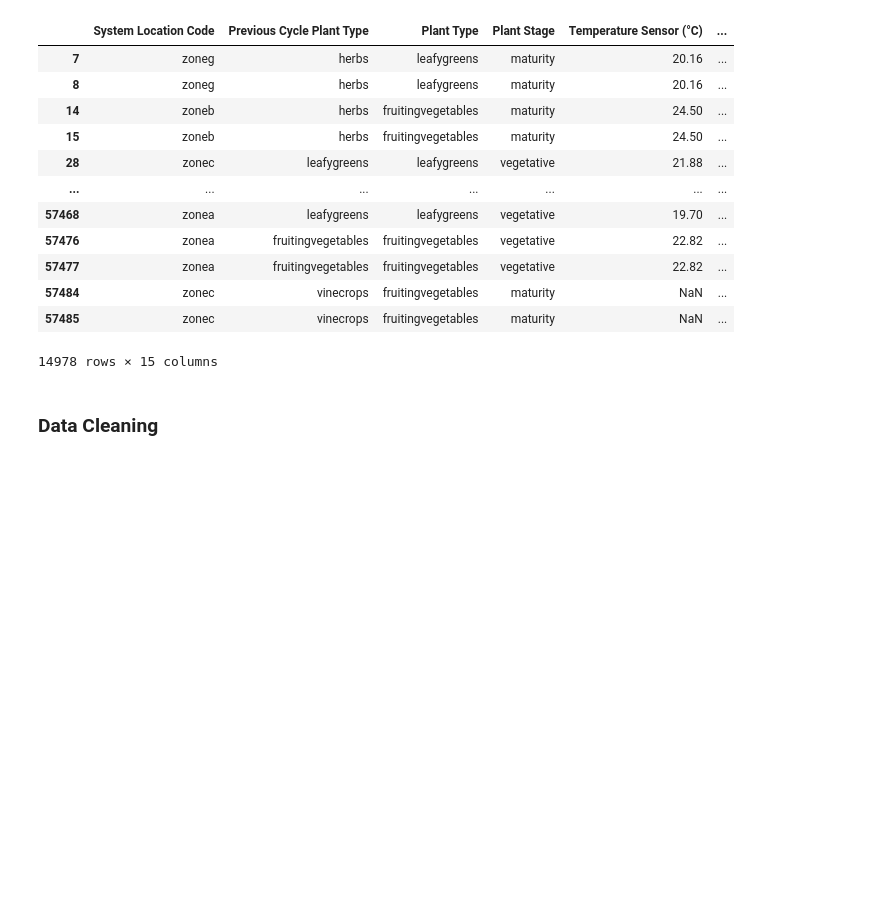
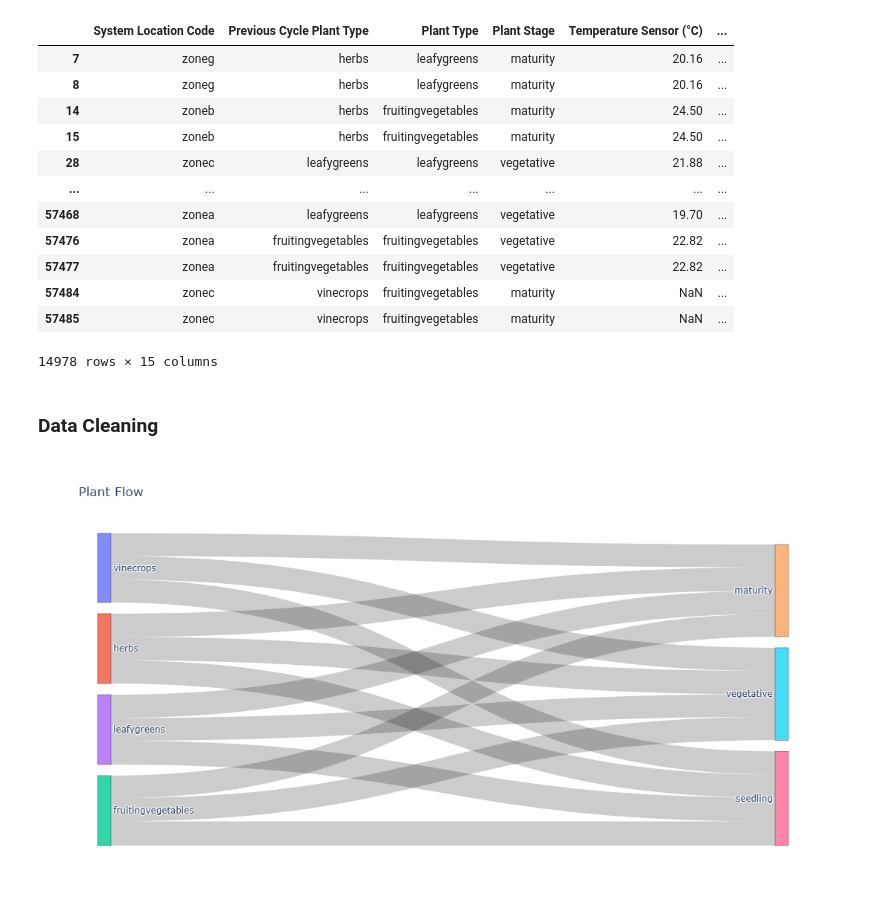
Before and after one commit to CatoYang/AIAP-Assessments, a Jupyter notebook: AIAP19 EDA.ipynb, the cells around one changed output. Saved outputs shown, nothing was run; the diff lists cells and outputs as text; code cells hidden in the pictures; blank space fills up the shorter version.

Commit message:
sankey test

```diff
--- a/AIAP19 EDA.ipynb
+++ b/AIAP19 EDA.ipynb
@@ -169,0 +234,6 @@ for col in ['Nutrient N Sensor (ppm)', 'Nutrient P Sensor (ppm)', 'Nutrient K Se
+# %%
+cols = ["Plant Type", "Plant Stage"]  # ← your columns in order
+fig = sankey_from_df(df_data, cols, top_n_per_col=8, dropna=True, title="Plant Flow")
+fig.show()
+# %% [output]
+[figure, added]
```
Also changed, not shown: parts of 6 cells of this notebook.
